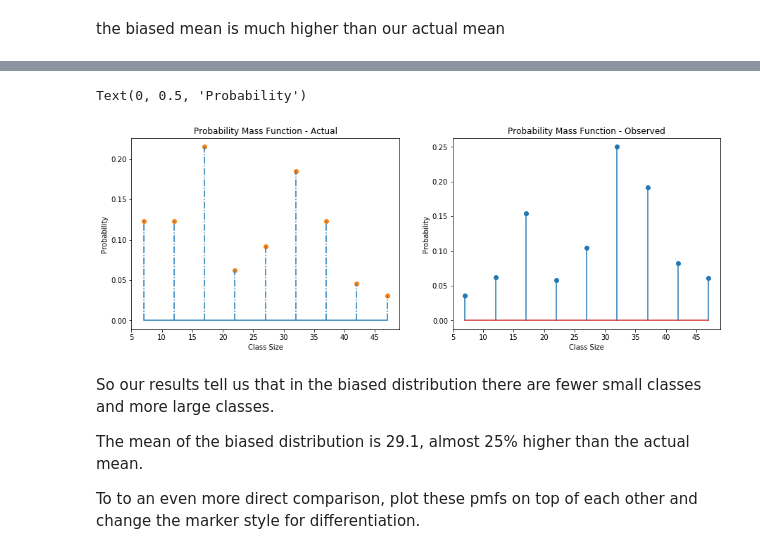
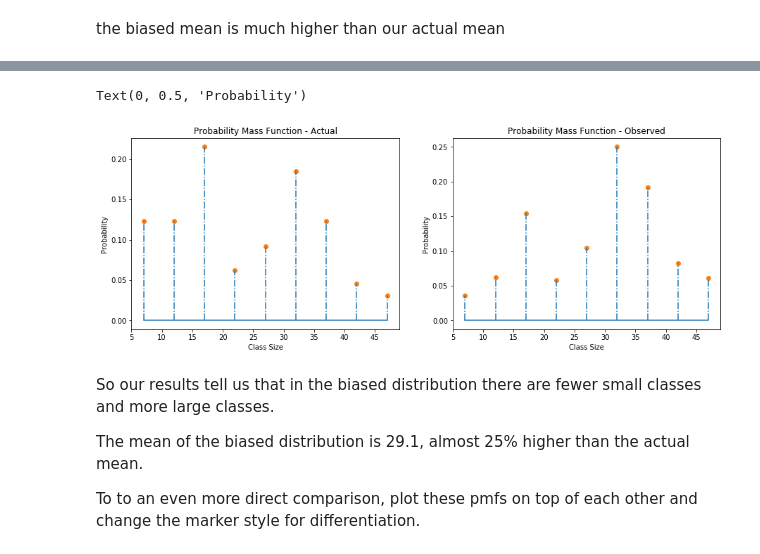
Before and after one commit to georgewillben/dsc-0-09-07-stats-pmf-lab-online-ds-pt-100118, a Jupyter notebook: index.ipynb, the cells around one changed output, grey strips where cells are left out. Saved outputs shown, nothing was run; the diff lists cells and outputs as text; code cells hidden in the pictures.

```diff
--- a/index.ipynb
+++ b/index.ipynb
@@ -175,22 +175,22 @@ Here we see it, the average or expected value of biased results become much high
 # %%
 # Plot pmfs side by side
 fig = plt.figure(figsize=(15,5))
 
 ax1 = fig.add_subplot(121)
 ax1.stem(sizes,pmf, linefmt = 'C0-.',  markerfmt='C1o',  basefmt='C0')
 ax1.set_title('Probability Mass Function - Actual')
 ax1.set_xlabel('Class Size')
 ax1.set_ylabel('Probability')
 
 
 ax2 = fig.add_subplot(122)
-ax2.stem(sizes, pmf2, )
+ax2.stem(sizes, pmf2, linefmt = 'C0-.',  markerfmt='C1o',  basefmt='C0')
 ax2.set_title('Probability Mass Function - Observed')
 ax2.set_xlabel('Class Size')
 ax2.set_ylabel('Probability')
 # %% [output]
 Text(0, 0.5, 'Probability')
-[figure, old version]
+[figure, new version]
 # %% [markdown]
 So our results tell us that in the biased distribution there are fewer small classes and more large classes.
 
```
